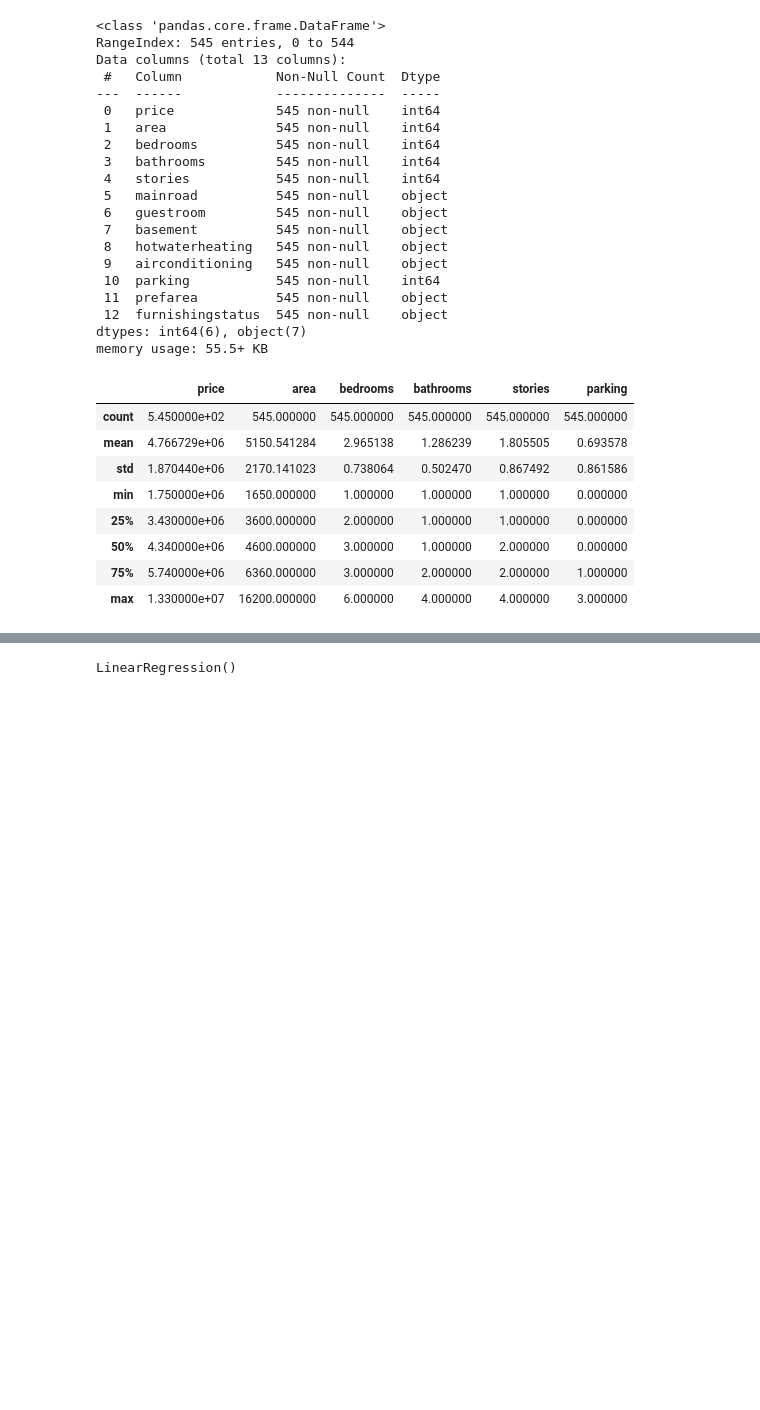
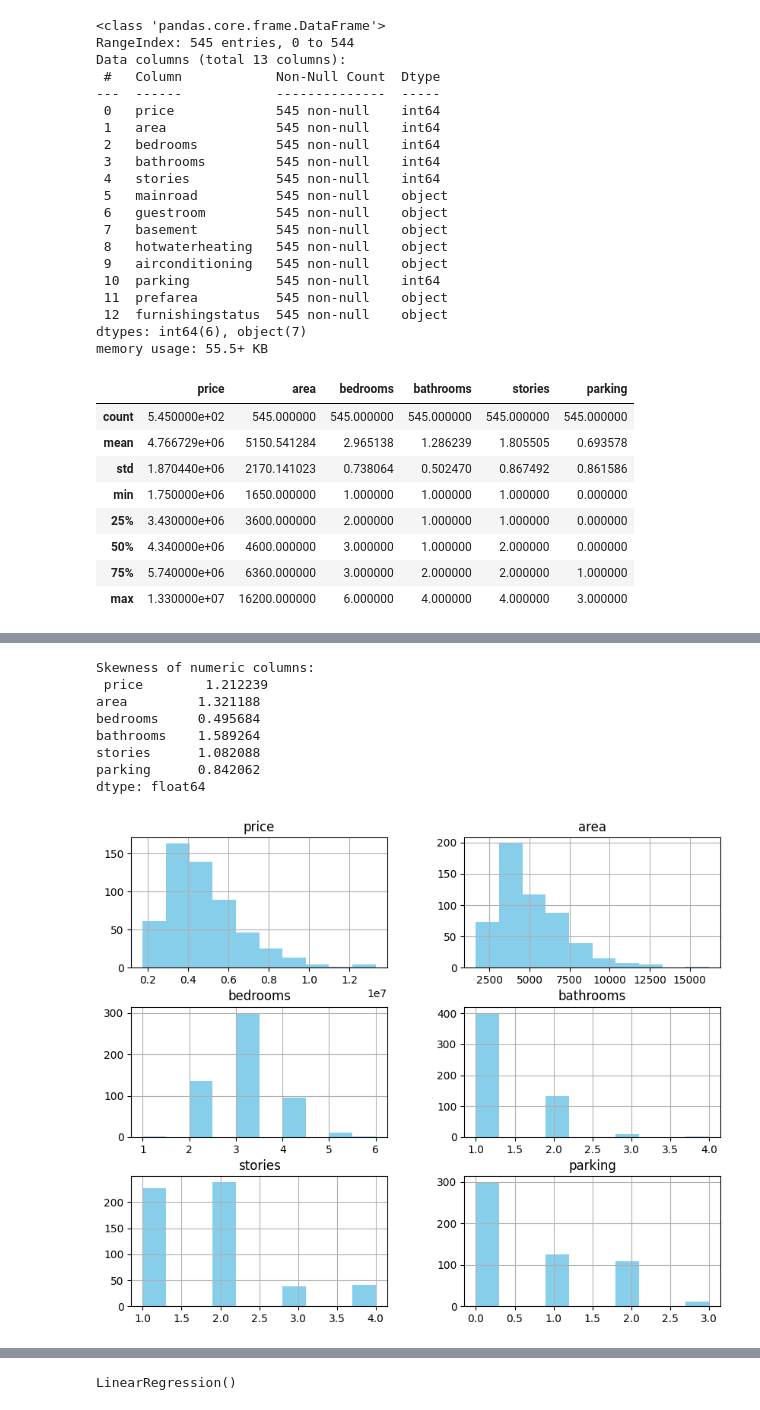
Before and after one commit to Sunmathi-A77/House_Price_Prediction, a Jupyter notebook: House_Price_Prediction.ipynb, the cells around one changed output, grey strips where cells are left out. Drawn from its saved outputs; the diff is of its cells as text; code cells hidden in the pictures; blank space fills up the shorter version.

```diff
--- a/House_Price_Prediction.ipynb
+++ b/House_Price_Prediction.ipynb
@@ -196,0 +128,18 @@ dtype: float64
+# %%
+# Check Skewness and distribution of numeric columns
+numeric_cols = ['price', 'area', 'bedrooms', 'bathrooms', 'stories', 'parking']
+skewness = df[numeric_cols].skew()
+print("Skewness of numeric columns:\n", skewness)
+
+df[numeric_cols].hist(figsize=(10,8), color='skyblue')
+plt.show()
+# %% [output]
+Skewness of numeric columns:
+ price        1.212239
+area         1.321188
+bedrooms     0.495684
+bathrooms    1.589264
+stories      1.082088
+parking      0.842062
+dtype: float64
+[figure, added]
```
Also changed, not shown: parts of 44 cells of this notebook, 1 other file.
